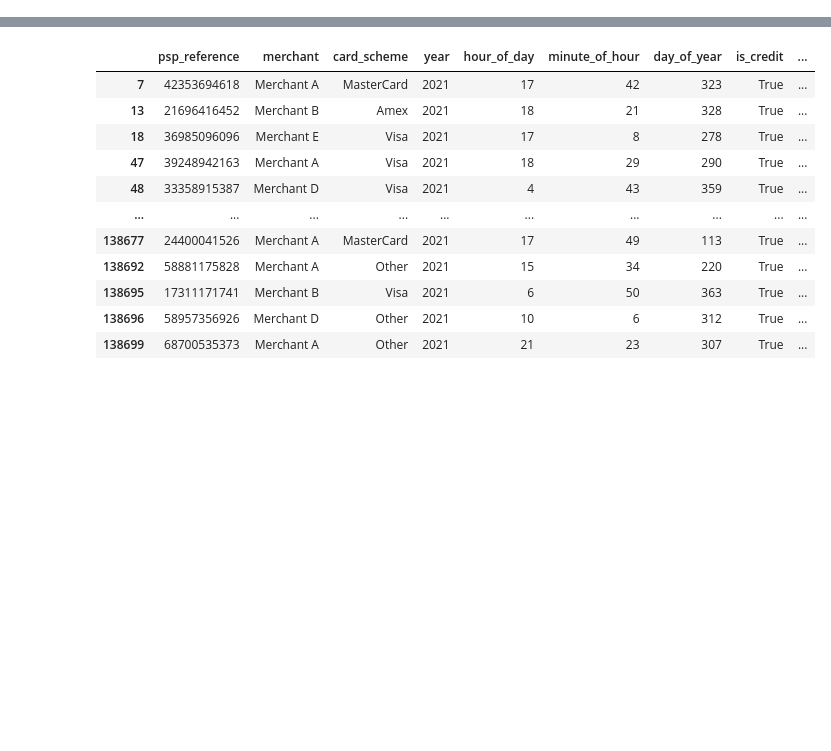
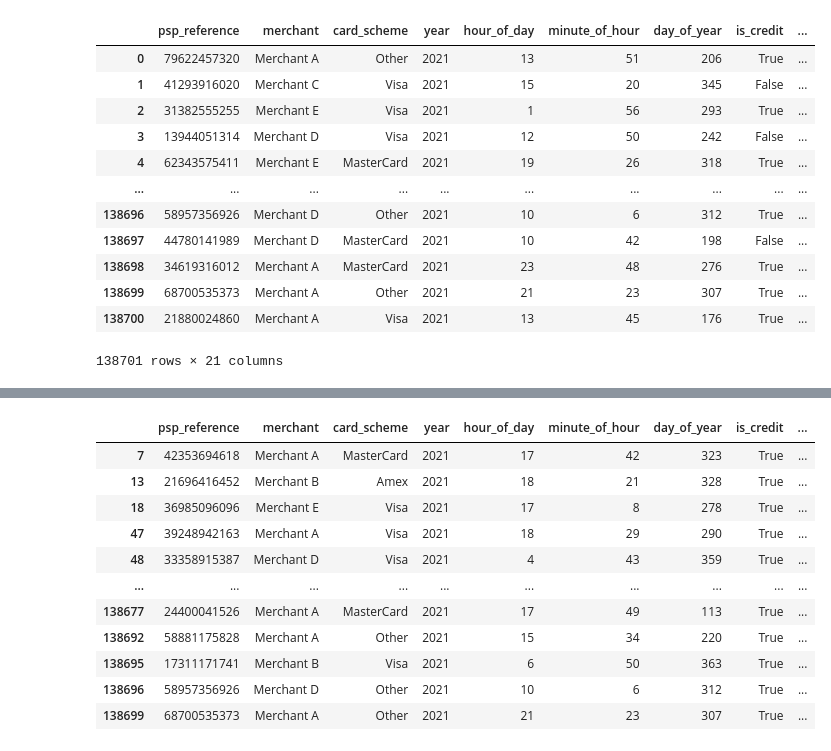
Before and after one commit to ymurong/DSP, a Jupyter notebook: possible_boosting.ipynb, the cells around one changed output, grey strips where cells are left out. Drawn from its saved outputs; the diff is of its cells as text; code cells hidden in the pictures; blank space fills up the shorter version.

```diff
--- a/possible_boosting.ipynb
+++ b/possible_boosting.ipynb
@@ -14,5 +14,20 @@ df["time"] = pd.to_datetime(df['hour_of_day'].astype(str) + ":" + df['minute_of_
 # %%
 df["time"] = np.where(df['minute_of_hour'] < 30, pd.to_datetime(df['hour_of_day'].astype(str) + ":00" + ":00", format="%H:%M:%S"), \
                                                  pd.to_datetime(df['hour_of_day'].astype(str) + ":30" + ":00", format="%H:%M:%S"))
+df
+# %% [output]
+|  | psp_reference | merchant | card_scheme | year | hour_of_day | minute_of_hour | day_of_year | is_credit | ... |
+| 0 | 79622457320 | Merchant A | Other | 2021 | 13 | 51 | 206 | True | ... |
+| 1 | 41293916020 | Merchant C | Visa | 2021 | 15 | 20 | 345 | False | ... |
+| 2 | 31382555255 | Merchant E | Visa | 2021 | 1 | 56 | 293 | True | ... |
+| 3 | 13944051314 | Merchant D | Visa | 2021 | 12 | 50 | 242 | False | ... |
+| 4 | 62343575411 | Merchant E | MasterCard | 2021 | 19 | 26 | 318 | True | ... |
+| ... | ... | ... | ... | ... | ... | ... | ... | ... | ... |
+| 138696 | 58957356926 | Merchant D | Other | 2021 | 10 | 6 | 312 | True | ... |
+| 138697 | 44780141989 | Merchant D | MasterCard | 2021 | 10 | 42 | 198 | False | ... |
+| 138698 | 34619316012 | Merchant A | MasterCard | 2021 | 23 | 48 | 276 | True | ... |
+| 138699 | 68700535373 | Merchant A | Other | 2021 | 21 | 23 | 307 | True | ... |
+| 138700 | 21880024860 | Merchant A | Visa | 2021 | 13 | 45 | 176 | True | ... |
+138701 rows × 21 columns
 # %%
 
```
Also changed, not shown: parts of 1 cell of this notebook, 4 other files.
